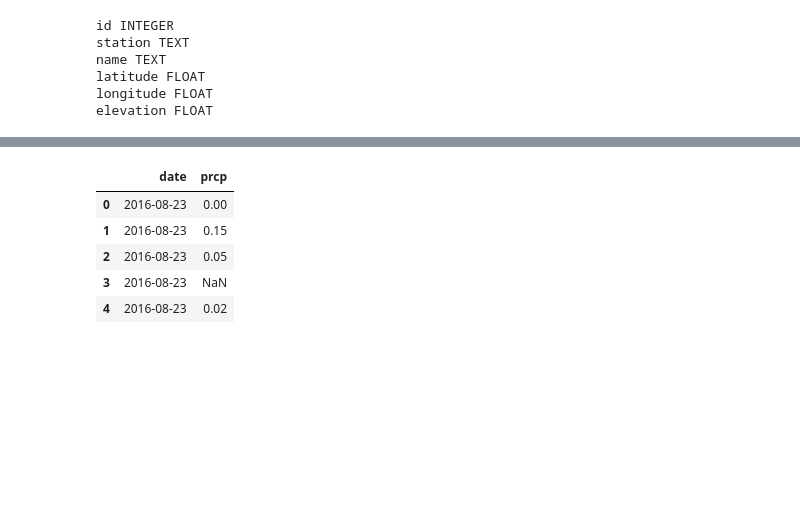
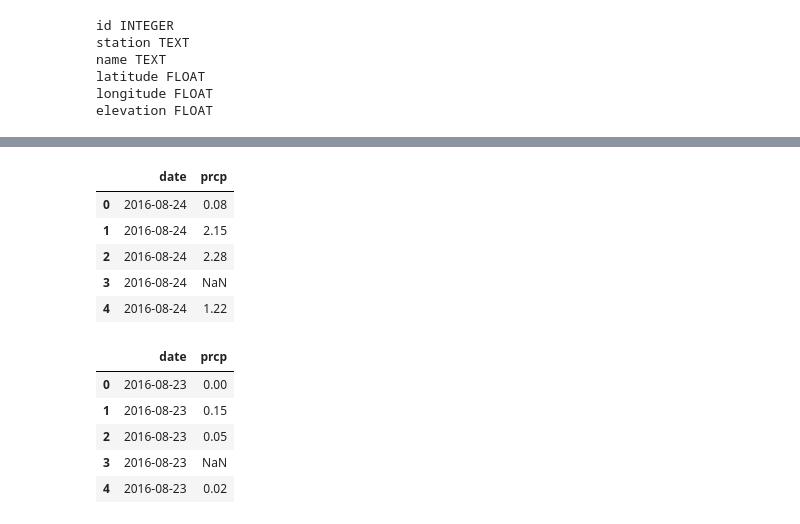
Before and after one commit to zareentaz/Advanced-Data-Storage-and-Retrieval, a Jupyter notebook: SQLAlchemy/climate_starter.ipynb, the cells around one changed output, grey strips where cells are left out. Cells and saved outputs as stored; diff of their text form; code cells hidden in the pictures; blank space fills up the shorter version.

```diff
--- a/SQLAlchemy/climate_starter.ipynb
+++ b/SQLAlchemy/climate_starter.ipynb
@@ -112,3 +120,16 @@ combined_data.head()
+# %%
+## Perform a query to retrieve the data and precipitation scores
+#create a dataframe
+date_prcp = pd.DataFrame(date_prcp_measure, columns=['date','prcp'])
+#date_tobs_df=date_tobs_df.dropna(how='all', axis=0)
+date_prcp.head()
+# %% [output]
+|  | date | prcp |
+| 0 | 2016-08-24 | 0.08 |
+| 1 | 2016-08-24 | 2.15 |
+| 2 | 2016-08-24 | 2.28 |
+| 3 | 2016-08-24 | NaN |
+| 4 | 2016-08-24 | 1.22 |
 # %%
 # Calculate the date 1 year ago from the last data point in the database
 # Perform a query to retrieve the data and precipitation scores
```
Also changed, not shown: parts of 26 cells of this notebook, 2 other files.
